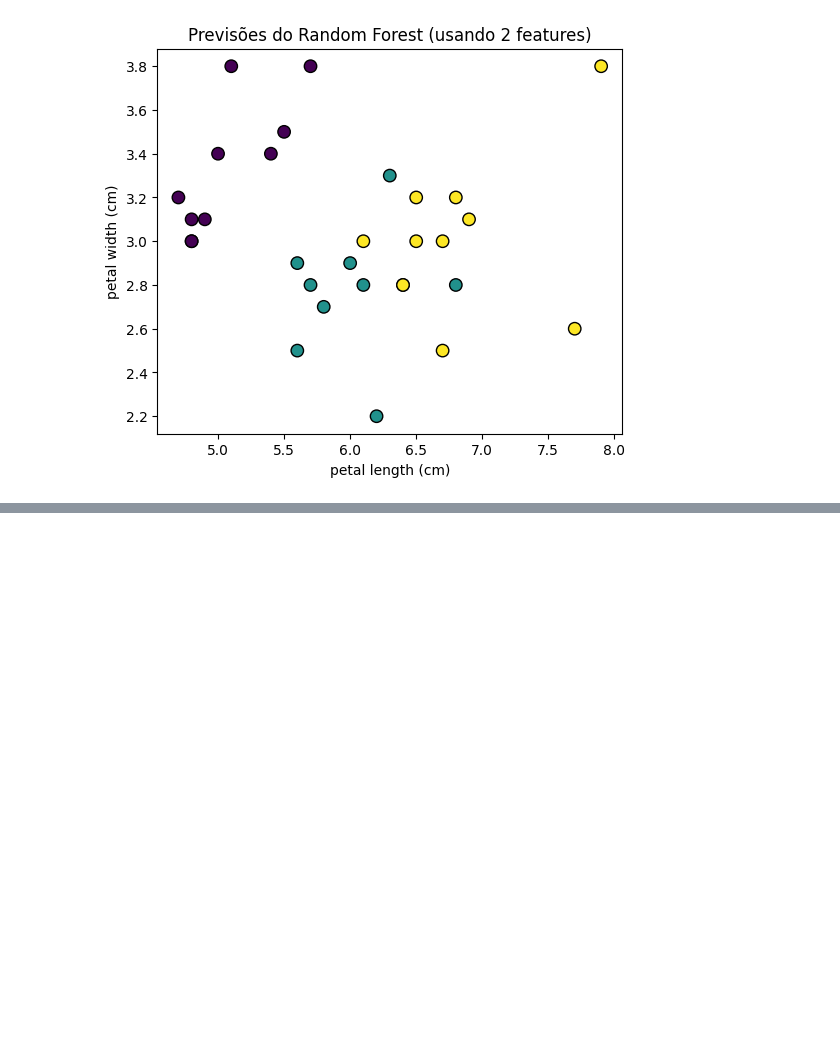
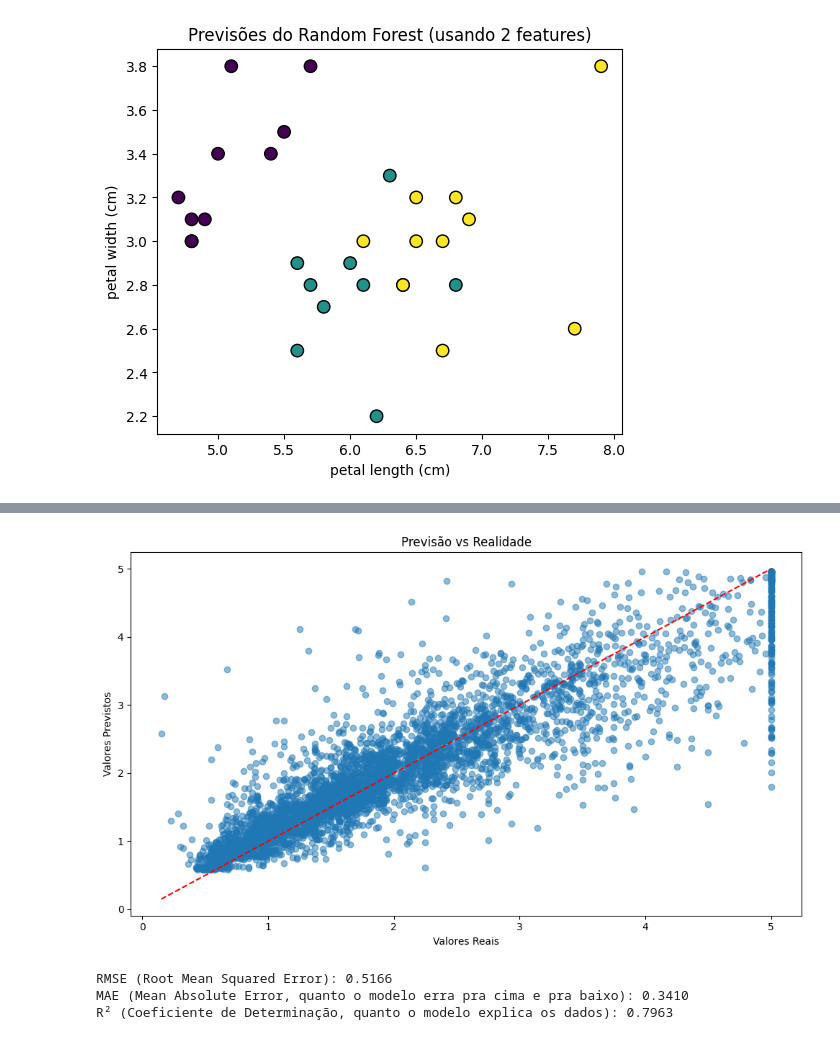
Before and after one commit to ricardoestevez/datascience, a Jupyter notebook: Random_Forest.ipynb, the cells around one changed output, grey strips where cells are left out. Saved outputs shown, nothing was run; the diff lists cells and outputs as text; code cells hidden in the pictures; blank space fills up the shorter version.

```diff
--- a/Random_Forest.ipynb
+++ b/Random_Forest.ipynb
@@ -225,0 +323,10 @@ plt.show()
+# %%
+# Fazer previsões no conjunto de teste
+y_pred = modelo_rf.predict(X_test)
+# Visualizar primeiras previsões vs valores reais
+resultados = pd.DataFrame({
+    'Real': y_test,
+    'Previsto': y_pred,
+    'Diferença': y_test - y_pred
+})
+print(resultados.head(10))
@@ -225,0 +361,27 @@ plt.show()
+# %%
+# Criar gráfico de dispersão
+plt.figure(figsize=(10, 6))
+plt.scatter(y_test, y_pred, alpha=0.5)
+plt.plot([min(y_test), max(y_test)],
+         [min(y_test), max(y_test)],
+         'r--')
+plt.xlabel('Valores Reais')
+plt.ylabel('Valores Previstos')
+plt.title('Previsão vs Realidade')
+plt.tight_layout()
+plt.show()
+# %% [output]
+[figure, added]
+# %%
+from sklearn.metrics import mean_squared_error, mean_absolute_error, r2_score
+# Calcular métricas de avaliação
+rmse = np.sqrt(mean_squared_error(y_test, y_pred))
+mae = mean_absolute_error(y_test, y_pred)
+r2 = r2_score(y_test, y_pred)
+print(f"RMSE (Root Mean Squared Error): {rmse:.4f}")
+print(f"MAE (Mean Absolute Error, quanto o modelo erra pra cima e pra baixo): {mae:.4f}")
+print(f"R² (Coeficiente de Determinação, quanto o modelo explica os dados): {r2:.4f}")
+# %% [output]
+RMSE (Root Mean Squared Error): 0.5166
+MAE (Mean Absolute Error, quanto o modelo erra pra cima e pra baixo): 0.3410
+R² (Coeficiente de Determinação, quanto o modelo explica os dados): 0.7963
```
Also changed, not shown: parts of 11 cells of this notebook.
